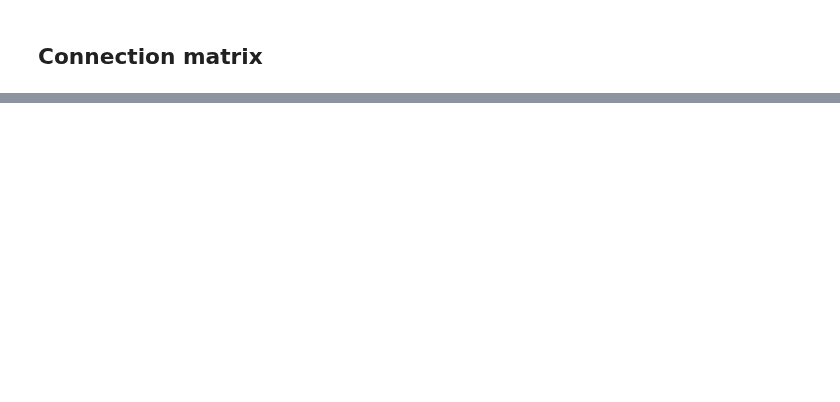
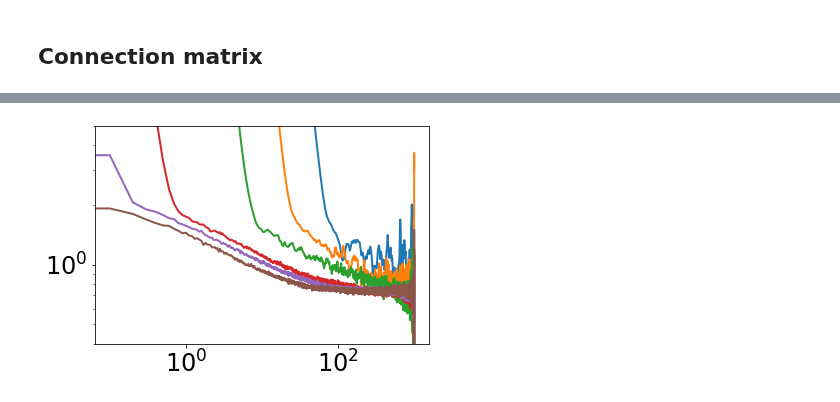
Before and after one commit to palladio11/aLENS_analysis, a Jupyter notebook: notebooks/17c-Connection_autocorrelation.ipynb, the cells around one changed output, grey strips where cells are left out. Drawn from its saved outputs; the diff is of its cells as text; code cells hidden in the pictures; blank space fills up the shorter version.

```diff
--- a/notebooks/17c-Connection_autocorrelation.ipynb
+++ b/notebooks/17c-Connection_autocorrelation.ipynb
@@ -236,0 +288,12 @@ for pth in sorted(list(cond_path.glob("*/simulations"))):
+# %%
+for data_path in record_paths:
+    with h5py.File(next(data_path.glob('analysis/connect_analysis.h5')), 'r') as h5_data:
+        time_arr = h5_data['time']
+        ac_arr = h5_data['autocorr']
+        _ = plt.plot(time_arr[:ac_arr.size], ac_arr)
+        _ = plt.yscale('log')
+        _ = plt.xscale('log')
+        # _ = plt.xlim(.1, 10)
+        _ = plt.ylim(.4, 5)
+# %% [output]
+[figure, added]
```
Also changed, not shown: parts of 37 cells of this notebook, 6 other files.
